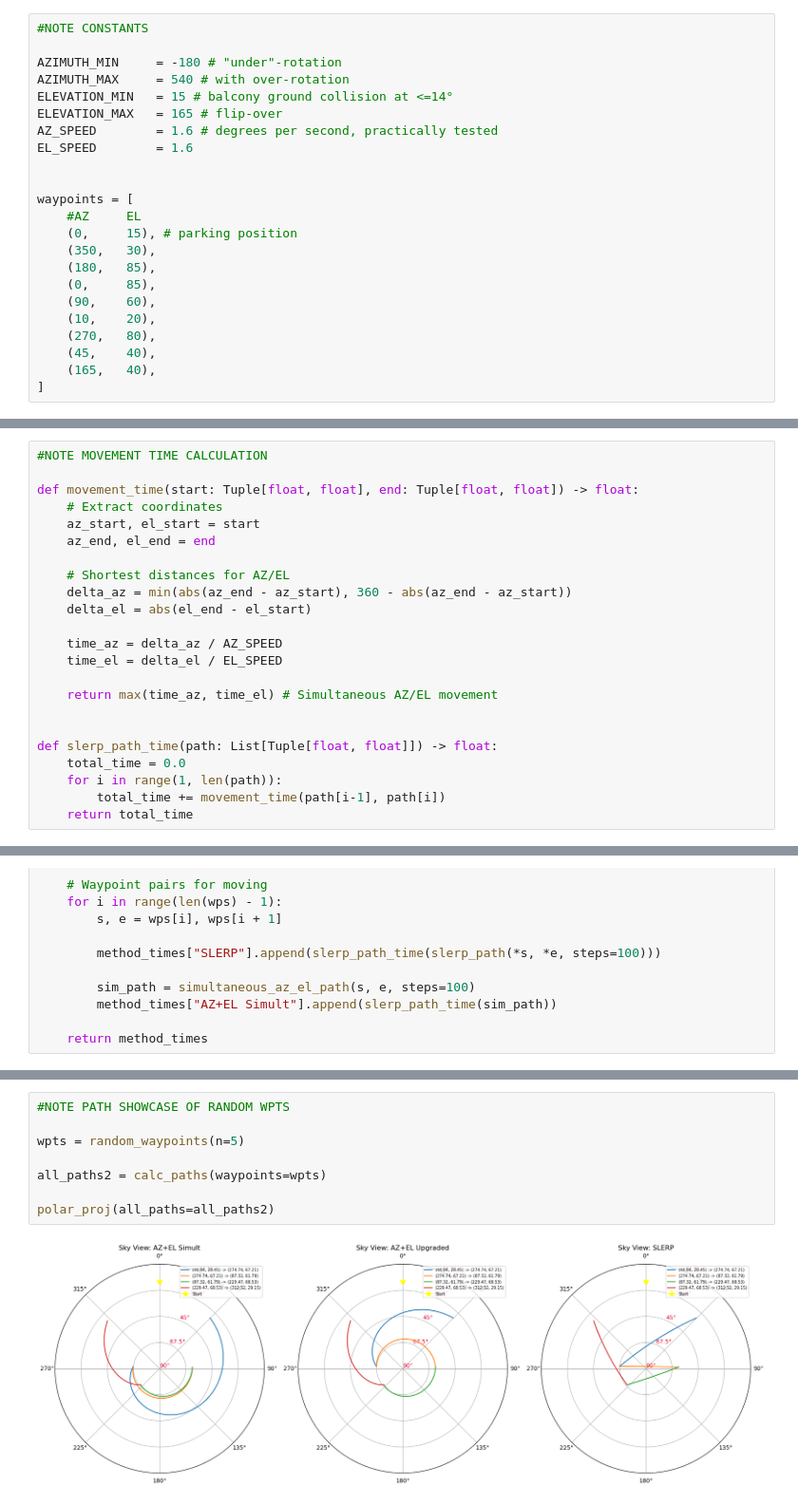
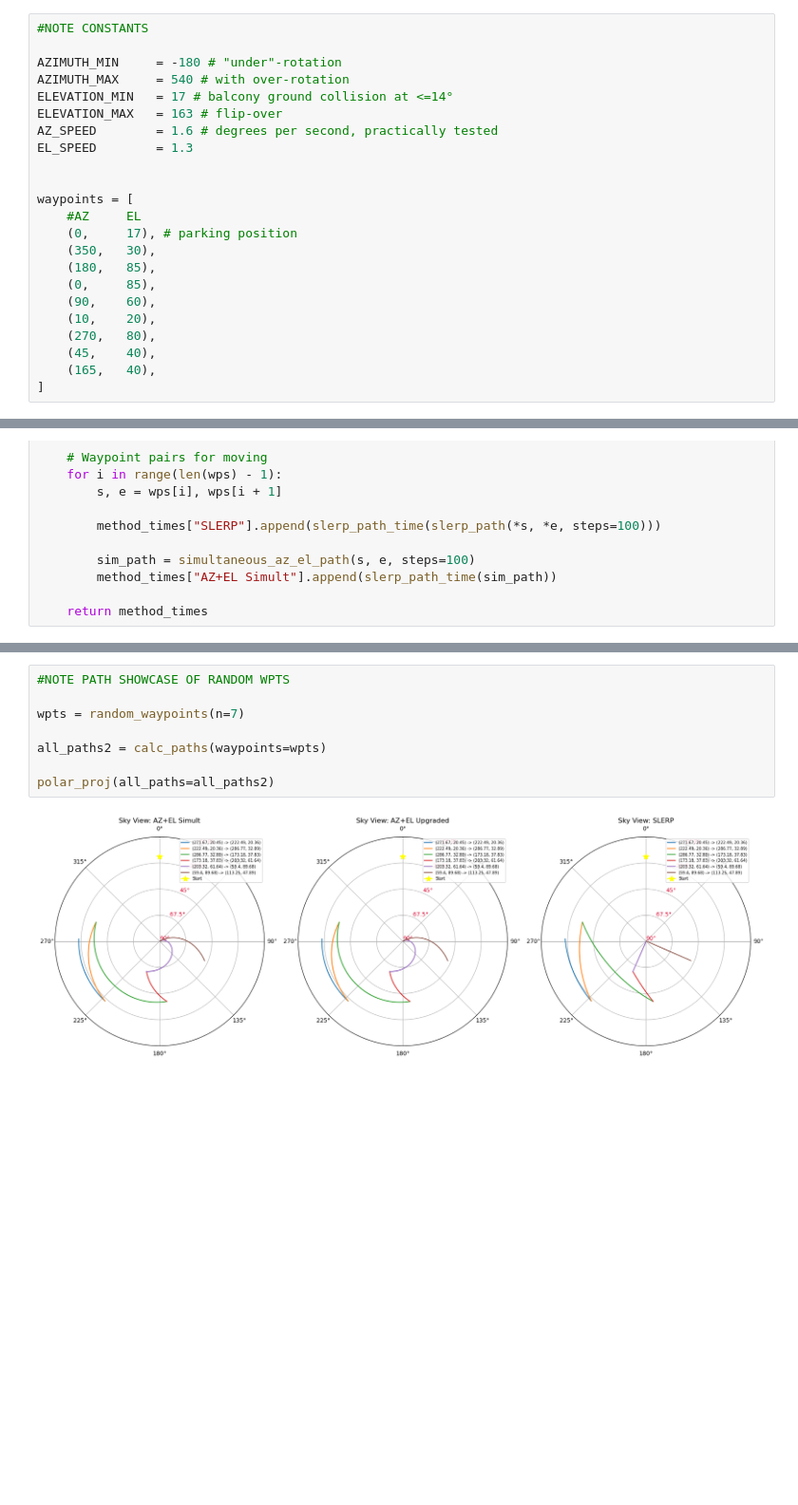
Before and after one commit to S-Wimmer1/Going-the-short-way, a Jupyter notebook: radtel2.0.ipynb, the cells around one changed output, grey strips where cells are left out. Shown at 95% size. Cells and saved outputs as stored; diff of their text form; blank space fills up the shorter version.

Commit message:
implemented flip over gain test

```diff
--- a/radtel2.0.ipynb
+++ b/radtel2.0.ipynb
@@ -11,15 +11,15 @@ import seaborn as sns # Boxplot
 
 AZIMUTH_MIN     = -180 # "under"-rotation
 AZIMUTH_MAX     = 540 # with over-rotation
-ELEVATION_MIN   = 15 # balcony ground collision at <=14°
-ELEVATION_MAX   = 165 # flip-over
+ELEVATION_MIN   = 17 # balcony ground collision at <=14°
+ELEVATION_MAX   = 163 # flip-over
 AZ_SPEED        = 1.6 # degrees per second, practically tested
-EL_SPEED        = 1.6
+EL_SPEED        = 1.3
 
 
 waypoints = [
     #AZ     EL
-    (0,     15), # parking position
+    (0,     17), # parking position
     (350,   30),
     (180,   85),
     (0,     85),
@@ -205,26 +248,3 @@ def simultaneous_az_el_path(start: Tuple[float, float], end: Tuple[float, float]
     az_vals = np.mod(az_vals, 360.0)
 
     return list(zip(az_vals, el_vals))
-# %%
-#NOTE MOVEMENT TIME CALCULATION
-
-def movement_time(start: Tuple[float, float], end: Tuple[float, float]) -> float:
-    # Extract coordinates
-    az_start, el_start = start
-    az_end, el_end = end
-
-    # Shortest distances for AZ/EL
-    delta_az = min(abs(az_end - az_start), 360 - abs(az_end - az_start))
-    delta_el = abs(el_end - el_start)
-
-    time_az = delta_az / AZ_SPEED
-    time_el = delta_el / EL_SPEED
-
-    return max(time_az, time_el) # Simultaneous AZ/EL movement
-
-
-def slerp_path_time(path: List[Tuple[float, float]]) -> float:
-    total_time = 0.0
-    for i in range(1, len(path)):
-        total_time += movement_time(path[i-1], path[i])
-    return total_time
@@ -542,13 +574,13 @@ random avg deltas (88.77568213228838, 25.992020270175647)
 # %%
 #NOTE PATH SHOWCASE OF RANDOM WPTS
 
-wpts = random_waypoints(n=5)
+wpts = random_waypoints(n=7)
 
 all_paths2 = calc_paths(waypoints=wpts)
 
 polar_proj(all_paths=all_paths2)
 # %% [output]
-[figure, old version]
+[figure, new version]
 # %%
 wpts = random_waypoints(n=1000)
 
```
Also changed, not shown: parts of 13 cells of this notebook, 1 other file.
